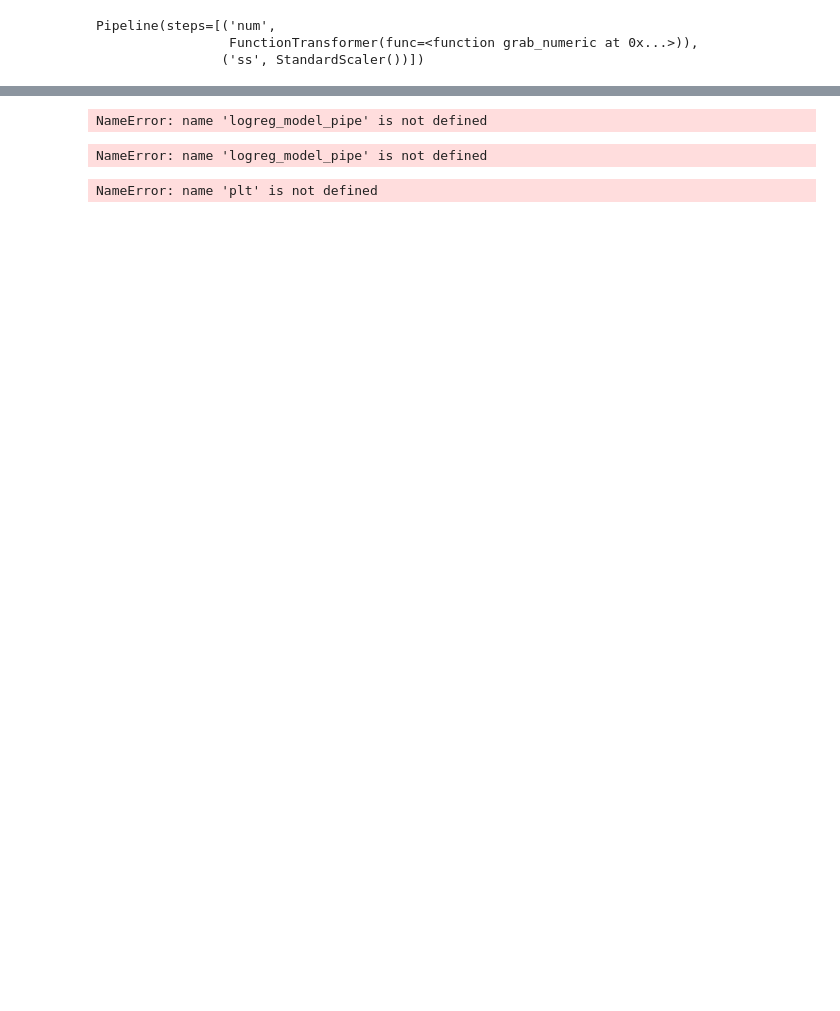
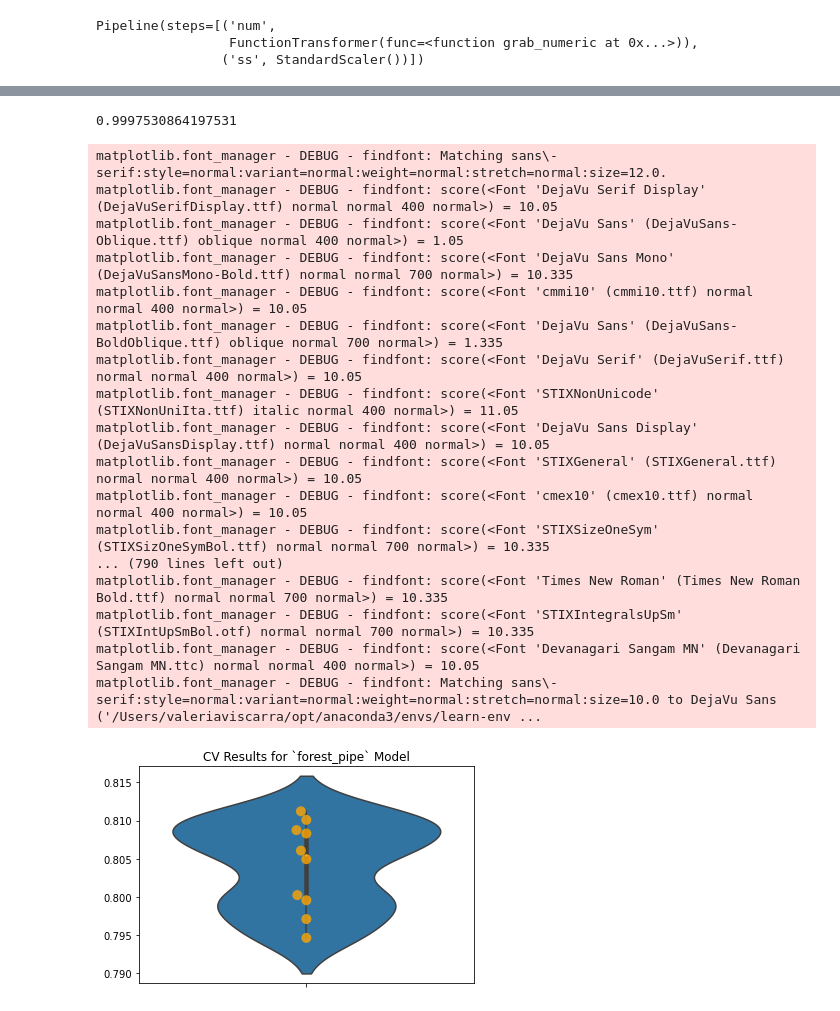
Before and after one commit to UpGoerFive/Tanzania-Well-Project, a Jupyter notebook: vale_workflow.ipynb, the cells around one changed output, grey strips where cells are left out. Saved outputs shown, nothing was run; the diff lists cells and outputs as text; code cells hidden in the pictures; blank space fills up the shorter version.

```diff
--- a/vale_workflow.ipynb
+++ b/vale_workflow.ipynb
@@ -560,0 +114,4 @@ logreg_model_pipe = Pipeline(steps=[('ct', CT),
+# %%
+CT = ColumnTransformer(transformers=[('subpipe_num', subpipe_num, num_features),
+                                         ('subpipe_cat', subpipe_cat, cat_features)],
+                           remainder='passthrough')
@@ -561,3 +248,6 @@ logreg_model_pipe = Pipeline(steps=[('ct', CT),
+# %%
+rfc = RandomForestClassifier(random_state=42)
+
+rfc_model_pipe = Pipeline([('ct', CT), ('rfc', rfc)])
 # %%
-# Fitting our model
-logreg_model_pipe.fit(X_train, y_train)
+rfc_model_pipe.fit(X_train, y_train)
@@ -564,4 +272,4 @@ logreg_model_pipe.fit(X_train, y_train)
 # %%
-#logreg_model_pipe.score(X_train, y_train)
+rfc_model_pipe.score(X_train, y_train)
 # %% [output]
-NameError: name 'logreg_model_pipe' is not defined
+0.9997530864197531
@@ -633,10 +276,28 @@ class ModelWithCV():
 # %%
-log_pipe = ModelWithCV(logreg_model_pipe, model_name='log_pipe', X=X_train, y=y_train)
+forest_pipe = ModelWithCV(model=rfc_model_pipe,
+                          model_name='forest_pipe',
+                          X=X_train,
+                          y=y_train)
-# %% [output]
-NameError: name 'logreg_model_pipe' is not defined
 # %%
 fig, ax = plt.subplots()
 
-log_pipe.plot_cv(ax=ax);
+forest_pipe.plot_cv(ax=ax);
 # %% [output]
-NameError: name 'plt' is not defined
+matplotlib.font_manager - DEBUG - findfont: Matching sans\-serif:style=normal:variant=normal:weight=normal:stretch=normal:size=12.0.
+matplotlib.font_manager - DEBUG - findfont: score(<Font 'DejaVu Serif Display' (DejaVuSerifDisplay.ttf) normal normal 400 normal>) = 10.05
+matplotlib.font_manager - DEBUG - findfont: score(<Font 'DejaVu Sans' (DejaVuSans-Oblique.ttf) oblique normal 400 normal>) = 1.05
+matplotlib.font_manager - DEBUG - findfont: score(<Font 'DejaVu Sans Mono' (DejaVuSansMono-Bold.ttf) normal normal 700 normal>) = 10.335
+matplotlib.font_manager - DEBUG - findfont: score(<Font 'cmmi10' (cmmi10.ttf) normal normal 400 normal>) = 10.05
+matplotlib.font_manager - DEBUG - findfont: score(<Font 'DejaVu Sans' (DejaVuSans-BoldOblique.ttf) oblique normal 700 normal>) = 1.335
+matplotlib.font_manager - DEBUG - findfont: score(<Font 'DejaVu Serif' (DejaVuSerif.ttf) normal normal 400 normal>) = 10.05
+matplotlib.font_manager - DEBUG - findfont: score(<Font 'STIXNonUnicode' (STIXNonUniIta.ttf) italic normal 400 normal>) = 11.05
+matplotlib.font_manager - DEBUG - findfont: score(<Font 'DejaVu Sans Display' (DejaVuSansDisplay.ttf) normal normal 400 normal>) = 10.05
+matplotlib.font_manager - DEBUG - findfont: score(<Font 'STIXGeneral' (STIXGeneral.ttf) normal normal 400 normal>) = 10.05
+matplotlib.font_manager - DEBUG - findfont: score(<Font 'cmex10' (cmex10.ttf) normal normal 400 normal>) = 10.05
+matplotlib.font_manager - DEBUG - findfont: score(<Font 'STIXSizeOneSym' (STIXSizOneSymBol.ttf) normal normal 700 normal>) = 10.335
+... (790 lines left out)
+matplotlib.font_manager - DEBUG - findfont: score(<Font 'Times New Roman' (Times New Roman Bold.ttf) normal normal 700 normal>) = 10.335
+matplotlib.font_manager - DEBUG - findfont: score(<Font 'STIXIntegralsUpSm' (STIXIntUpSmBol.otf) normal normal 700 normal>) = 10.335
+matplotlib.font_manager - DEBUG - findfont: score(<Font 'Devanagari Sangam MN' (Devanagari Sangam MN.ttc) normal normal 400 normal>) = 10.05
+matplotlib.font_manager - DEBUG - findfont: Matching sans\-serif:style=normal:variant=normal:weight=normal:stretch=normal:size=10.0 to DejaVu Sans ('/Users/valeriaviscarra/opt/anaconda3/envs/learn-env ...
+[figure, added]
```
Also changed, not shown: parts of 92 cells of this notebook, 2 other files.
